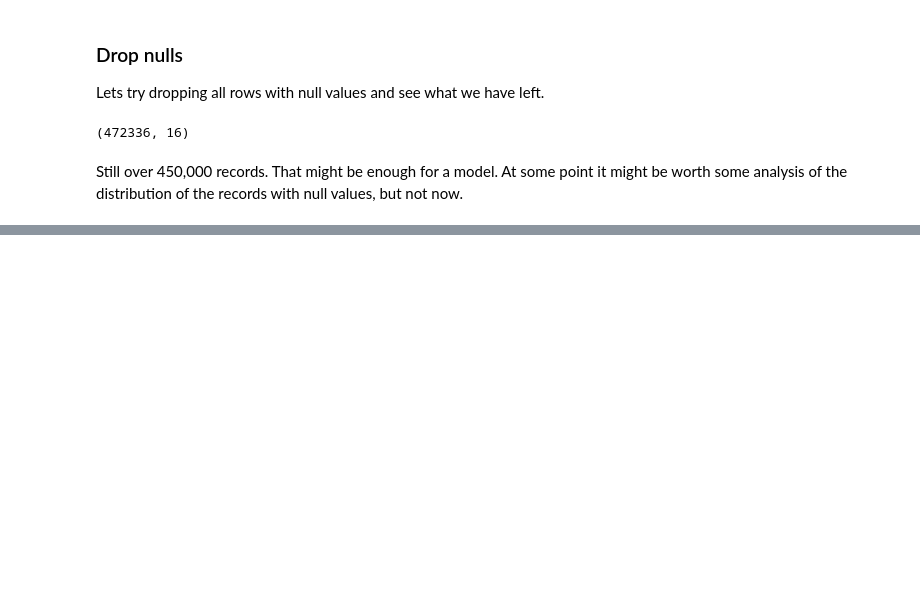
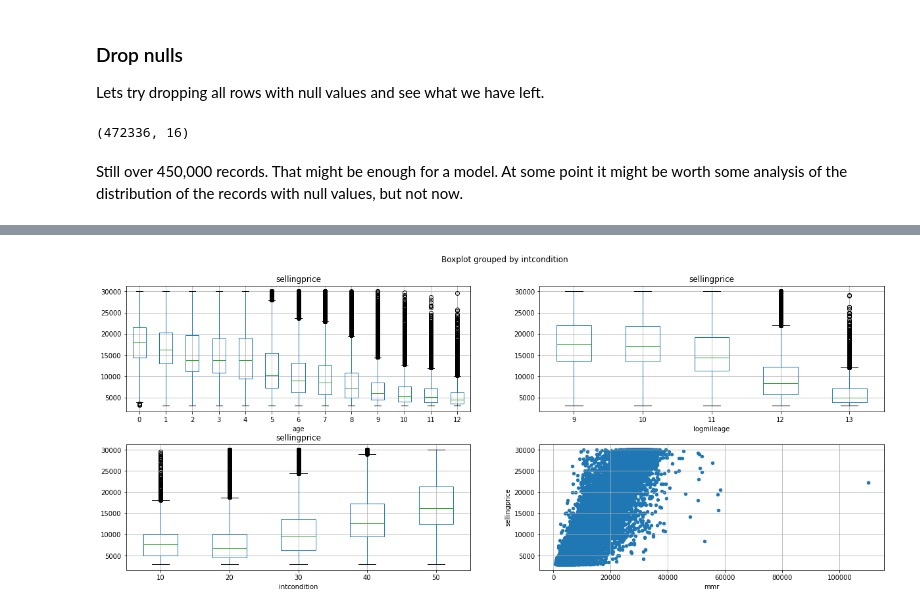
Before and after one commit to jhmuller/carPrices, a Jupyter notebook: car.ipynb, the cells around one changed output, grey strips where cells are left out. Saved outputs shown, nothing was run; the diff lists cells and outputs as text; code cells hidden in the pictures; blank space fills up the shorter version.

```diff
--- a/car.ipynb
+++ b/car.ipynb
@@ -178,8 +157,0 @@ nn[["make", "model", "sellingprice"]].sort_values(by="sellingprice").tail()
-# %%
-dtypes = nn.dtypes
-cols = ["make_model"]
-for col in cols:
-    if dtypes[col] != "object":
-        continue
-    print(col, nn[col].nunique())
-    display(nn[col].value_counts().head(20))
@@ -212,0 +165,6 @@ x.loc[x.cnt > 200, ].shape
+# %%
+cols = ["sellingprice", "odometer", "age"]
+for col in cols:
+  print(col)
+  display(nn[col].quantile([.01, .05, 0.95, .99]))
+  print("---")
@@ -212,0 +197,5 @@ x.loc[x.cnt > 200, ].shape
+# %%
+nn_filtered = nn.copy()
+nn_filtered = nn.loc[(nn_filtered.sellingprice >= 1000) & (nn_filtered.sellingprice <= 30000)]
+nn_filtered = nn.loc[(nn_filtered.odometer >= 3000) & (nn_filtered.odometer <= 200000)]
+nn_filtered = nn.loc[(nn_filtered.age >= 0) & (nn_filtered.age <= 12)]
@@ -212,0 +204,5 @@ x.loc[x.cnt > 200, ].shape
+# %%
+
+nn_cat = nn_filtered.copy()
+for col in ["intcondition", "logmileage", "age"]:
+  nn_cat[col] = nn_cat[col].astype('category')
@@ -212,0 +216,15 @@ x.loc[x.cnt > 200, ].shape
+# %%
+cols = ["age",  "logmileage", "intcondition", "mmr"]
+fig, axs = plt.subplots(nrows=2, ncols=2, figsize=[20,8])
+fig.tight_layout(h_pad=4)
+for i, col in enumerate(cols):
+  r = i // 2
+  c = i % 2
+  ax = axs[r, c]
+  ax.set_ylabel("")
+  if col == "mmr":
+    nn_cat.plot.scatter(ax=ax, x=col, y="sellingprice", grid=True)
+    continue
+  nn_cat.boxplot(ax=ax, column="sellingprice", by=col, grid=True)
+# %% [output]
+[figure, added]
```
Also changed, not shown: parts of 33 cells of this notebook.
